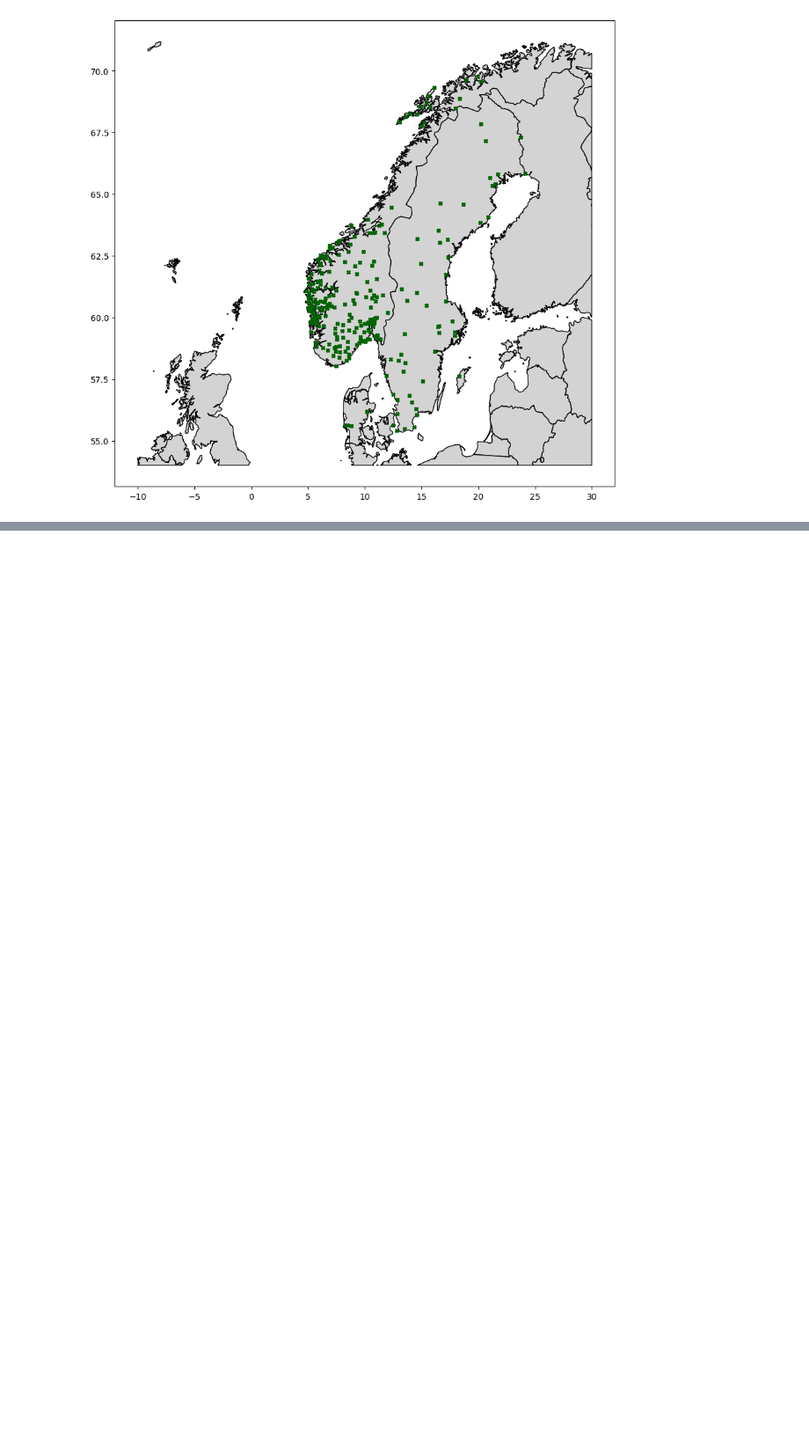
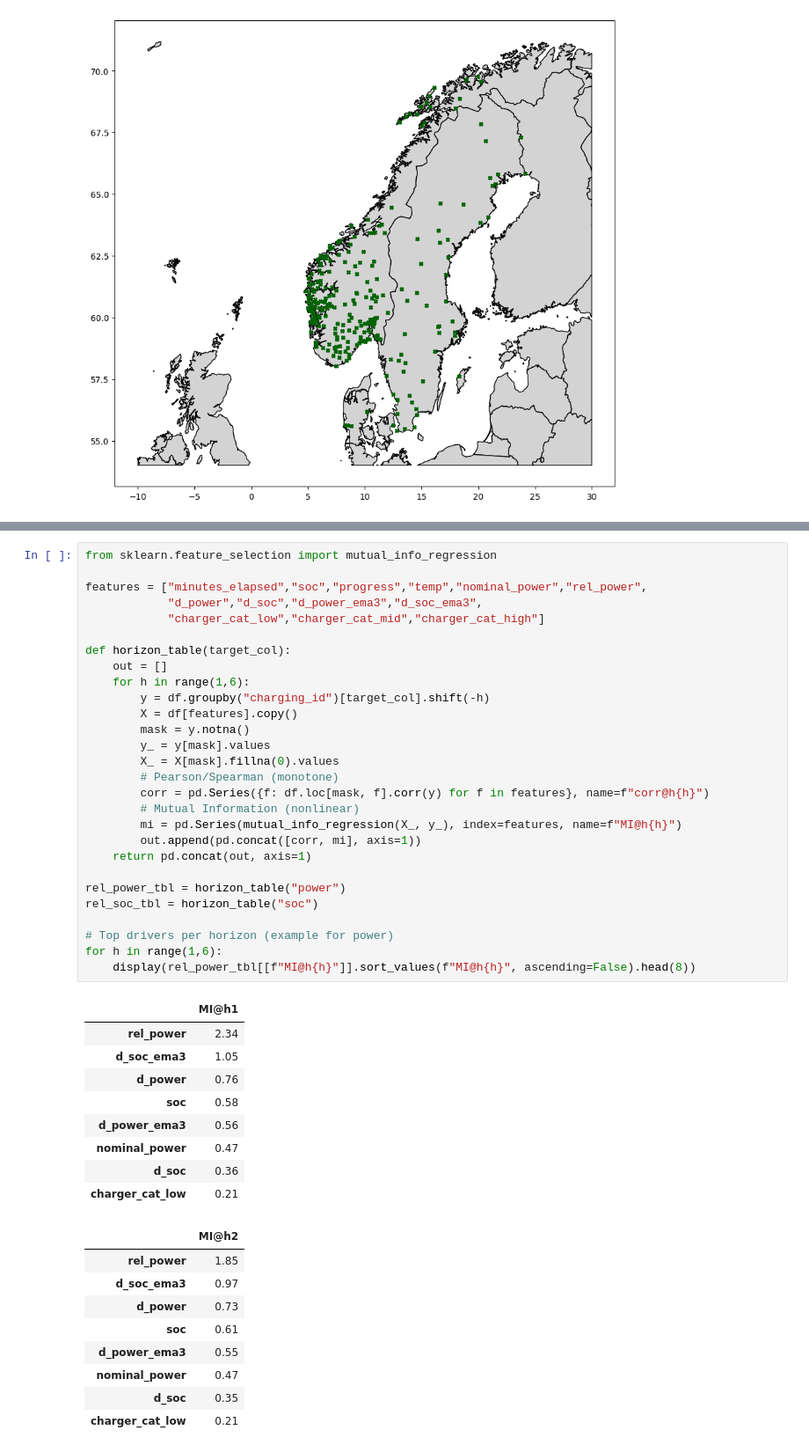
Before and after one commit to SebastianRokholt/Machine-Teaching-for-XAI--TimeSeries-Models, a Jupyter notebook: Notebooks/02__EDA_v1.ipynb, the cells around one changed output, grey strips where cells are left out. Shown at 88% size. Drawn from its saved outputs; the diff is of its cells as text; blank space fills up the shorter version.

```diff
--- a/Notebooks/02__EDA_v1.ipynb
+++ b/Notebooks/02__EDA_v1.ipynb
@@ -135,0 +235,47 @@ plt.show()
+# %%
+from sklearn.feature_selection import mutual_info_regression
+
+features = ["minutes_elapsed","soc","progress","temp","nominal_power","rel_power",
+            "d_power","d_soc","d_power_ema3","d_soc_ema3",
+            "charger_cat_low","charger_cat_mid","charger_cat_high"]
+
+def horizon_table(target_col):
+    out = []
+    for h in range(1,6):
+        y = df.groupby("charging_id")[target_col].shift(-h)
+        X = df[features].copy()
+        mask = y.notna()
+        y_ = y[mask].values
+        X_ = X[mask].fillna(0).values
+        # Pearson/Spearman (monotone)
+        corr = pd.Series({f: df.loc[mask, f].corr(y) for f in features}, name=f"corr@h{h}")
+        # Mutual Information (nonlinear)
+        mi = pd.Series(mutual_info_regression(X_, y_), index=features, name=f"MI@h{h}")
+        out.append(pd.concat([corr, mi], axis=1))
+    return pd.concat(out, axis=1)
+
+rel_power_tbl = horizon_table("power")
+rel_soc_tbl = horizon_table("soc")
+
+# Top drivers per horizon (example for power)
+for h in range(1,6):
+    display(rel_power_tbl[[f"MI@h{h}"]].sort_values(f"MI@h{h}", ascending=False).head(8))
+# %% [output]
+|  | MI@h1 |
+| rel_power | 2.34 |
+| d_soc_ema3 | 1.05 |
+| d_power | 0.76 |
+| soc | 0.58 |
+| d_power_ema3 | 0.56 |
+| nominal_power | 0.47 |
+| d_soc | 0.36 |
+| charger_cat_low | 0.21 |
+|  | MI@h2 |
+| rel_power | 1.85 |
+| d_soc_ema3 | 0.97 |
+| d_power | 0.73 |
+| soc | 0.61 |
+| d_power_ema3 | 0.55 |
+| nominal_power | 0.47 |
+| d_soc | 0.35 |
+| charger_cat_low | 0.21 |
```
Also changed, not shown: parts of 21 cells of this notebook, 9 other files.
